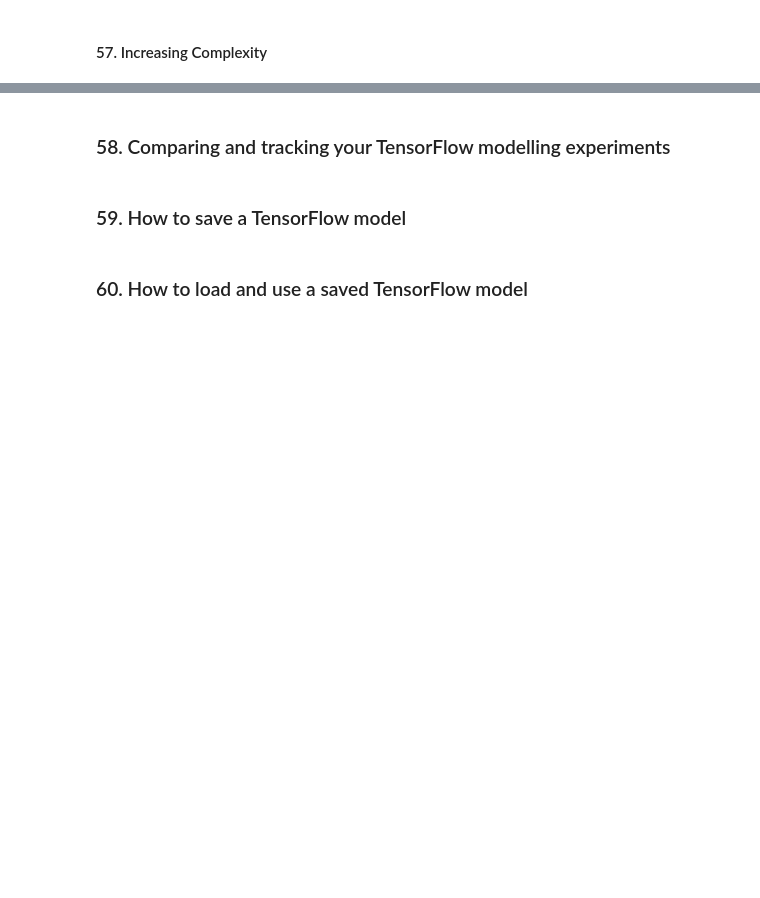
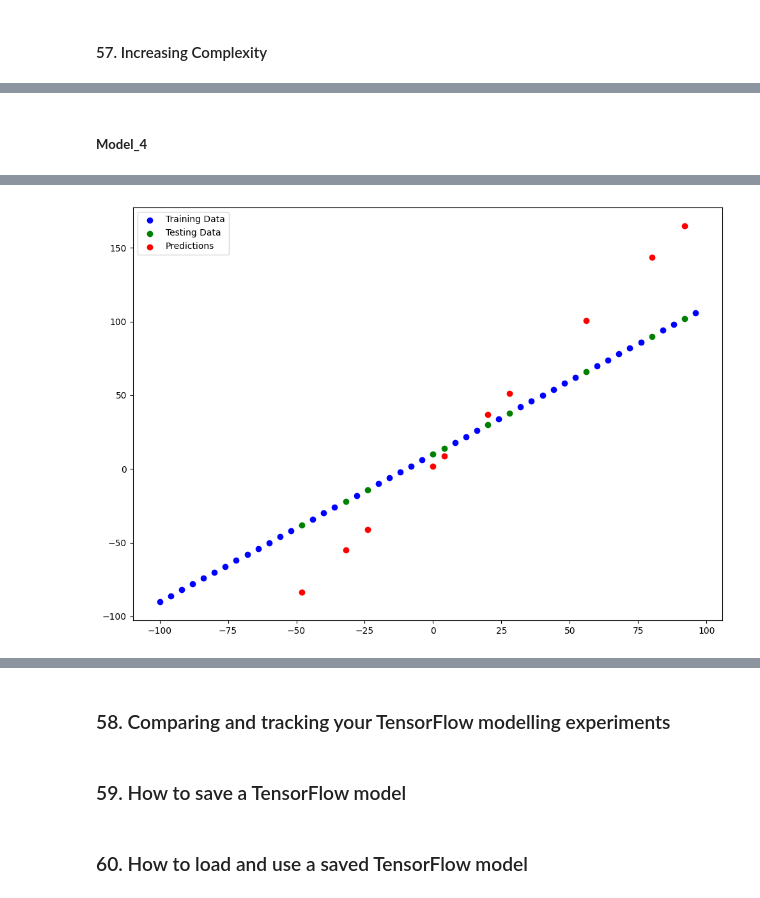
Before and after one commit to Diegomca98/tensorflow-certification-prep, a Jupyter notebook: src/nn_regression.ipynb, the cells around one changed output, grey strips where cells are left out. Saved outputs shown, nothing was run; the diff lists cells and outputs as text; code cells hidden in the pictures; blank space fills up the shorter version.

```diff
--- a/src/nn_regression.ipynb
+++ b/src/nn_regression.ipynb
@@ -794,7 +794,7 @@ tf.metrics.MAE(y_test, tf.squeeze(tf.constant(y_pred)))
 # %% [output]
 <tf.Tensor: shape=(), dtype=float32, numpy=2.623266>
 # %%
-def mae(y_true, y_pred):
+def mae_metric(y_true, y_pred):
     return tf.metrics.MAE(y_test, tf.squeeze(tf.constant(y_pred)))
 # %% [markdown]
 #### 55. Mean Square Error
@@ -803,7 +803,7 @@ tf.metrics.MSE(y_test, tf.squeeze(tf.constant(y_pred)))
 # %% [output]
 <tf.Tensor: shape=(), dtype=float32, numpy=7.915465>
 # %%
-def mae(y_true, y_pred):
+def mse_metric(y_true, y_pred):
     return tf.metrics.MSE(y_test, tf.squeeze(tf.constant(y_pred)))
 # %% [markdown]
 ### 56 - 57. Setting up Modelling Experiments
@@ -901,0 +982,23 @@ models['model_1'].fit(
+# %% [markdown]
+##### **Model_4**
+# %%
+models['model_4'].compile(
+    loss = tf.keras.losses.mae,
+    optimizer = tf.keras.optimizers.SGD(),
+    metrics = ['mae']
+)
+
+models['model_4'].fit(
+    tf.expand_dims(X_train, axis=-1),
+    y_train,
+    epochs=100,
+    verbose = 0
+)
+
+y_pred_4 = models['model_4'].predict(X_test)
+
+mae_4 = mae_metric(y_test, y_pred_4)
+mse_4 = mse_metric(y_test, y_pred_4)
+
+check_predictions(predictions = y_pred_4)
+# %% [output]
@@ -901,0 +1006 @@ models['model_1'].fit(
+[figure, added]
```
Also changed, not shown: parts of 17 cells of this notebook.
